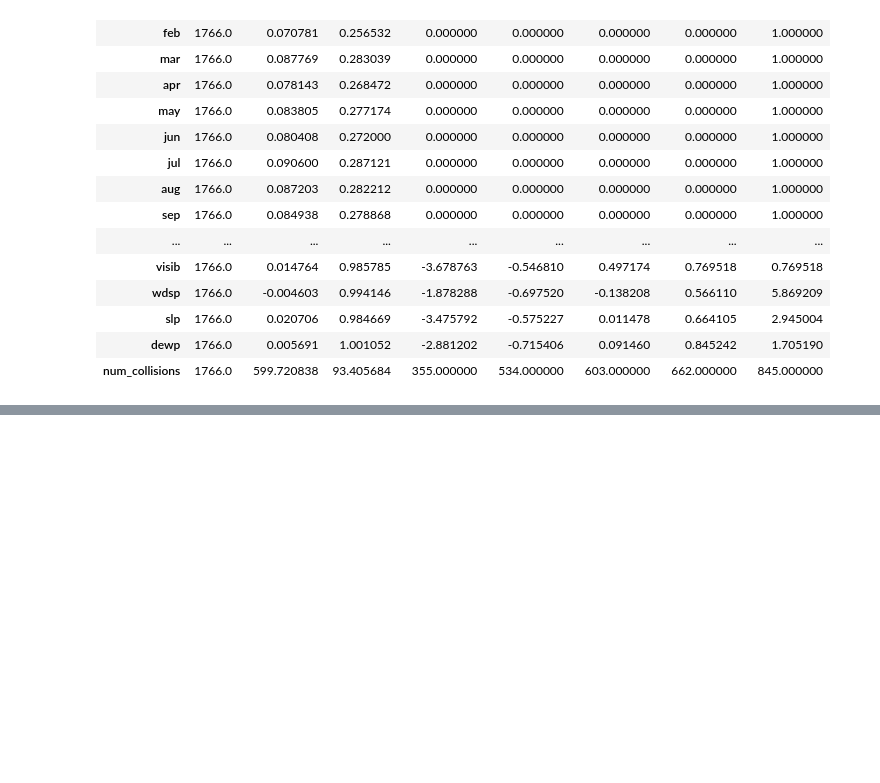
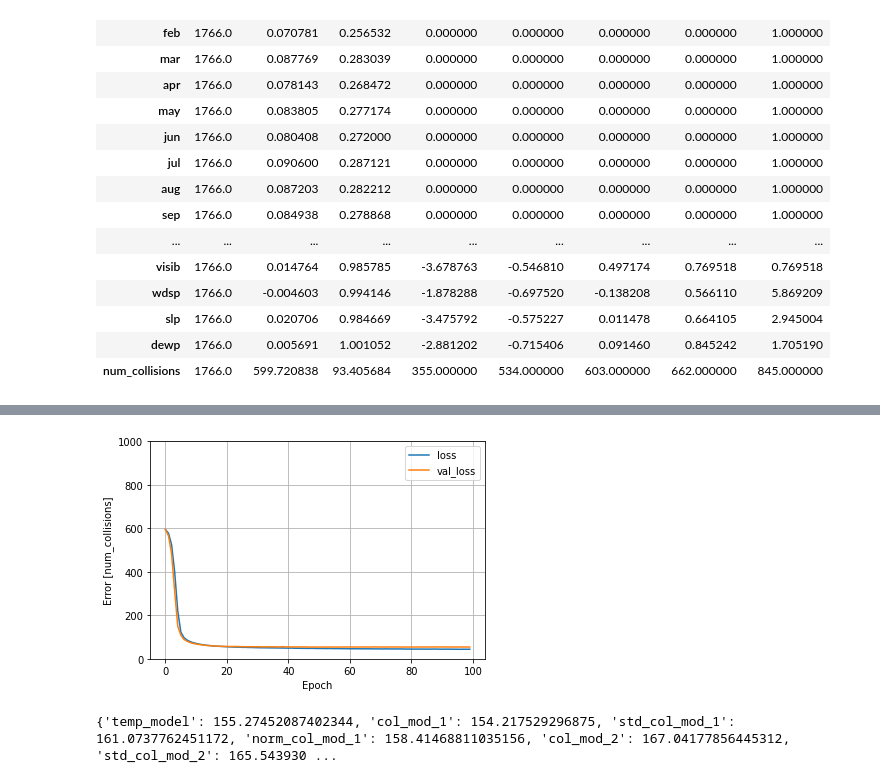
Before and after one commit to AaronM44/DAOTW-Assignment-1, a Jupyter notebook: Assignment2.ipynb, the cells around one changed output, grey strips where cells are left out. Cells and saved outputs as stored; diff of their text form; code cells hidden in the pictures; blank space fills up the shorter version.

```diff
--- a/Assignment2.ipynb
+++ b/Assignment2.ipynb
@@ -1514,0 +1679,6 @@ df_std_col_dnn_2_train.describe().transpose()
+# %%
+df_std_col_dnn_3_train_feat = df_std_col_dnn_3_train.copy()
+df_std_col_dnn_3_test_feat = df_std_col_dnn_3_test.copy()
+
+df_std_col_dnn_3_train_lab = df_std_col_dnn_3_train_feat.pop('num_collisions')
+df_std_col_dnn_3_test_lab = df_std_col_dnn_3_test_feat.pop('num_collisions')
@@ -1514,0 +1702,8 @@ df_std_col_dnn_2_train.describe().transpose()
+# %%
+std_col_dnn_3 = np.array(df_std_col_dnn_3_train_feat)
+std_col_dnn_3_normaliser = layers.Normalization(axis=-1)
+std_col_dnn_3_normaliser.adapt(np.array(df_std_col_dnn_3_train_feat))
+# %%
+std_col_dnn_3_model = build_and_compile_model(std_col_dnn_3_normaliser)
+
+std_col_dnn_3_model.summary()
@@ -1514,0 +1729,7 @@ df_std_col_dnn_2_train.describe().transpose()
+# %%
+%%time
+history = std_col_dnn_3_model.fit(
+    df_std_col_dnn_3_train_feat,
+    df_std_col_dnn_3_train_lab,
+    validation_split=0.2,
+    verbose=0, epochs=100)
@@ -1514,0 +1739,4 @@ df_std_col_dnn_2_train.describe().transpose()
+# %%
+plot_loss(history)
+# %% [output]
+[figure, added]
@@ -1514,0 +1747,4 @@ df_std_col_dnn_2_train.describe().transpose()
+# %%
+print(test_results)
+# %% [output]
+{'temp_model': 155.27452087402344, 'col_mod_1': 154.217529296875, 'std_col_mod_1': 161.0737762451172, 'norm_col_mod_1': 158.41468811035156, 'col_mod_2': 167.04177856445312, 'std_col_mod_2': 165.543930 ...
```
Also changed, not shown: parts of 30 cells of this notebook.
